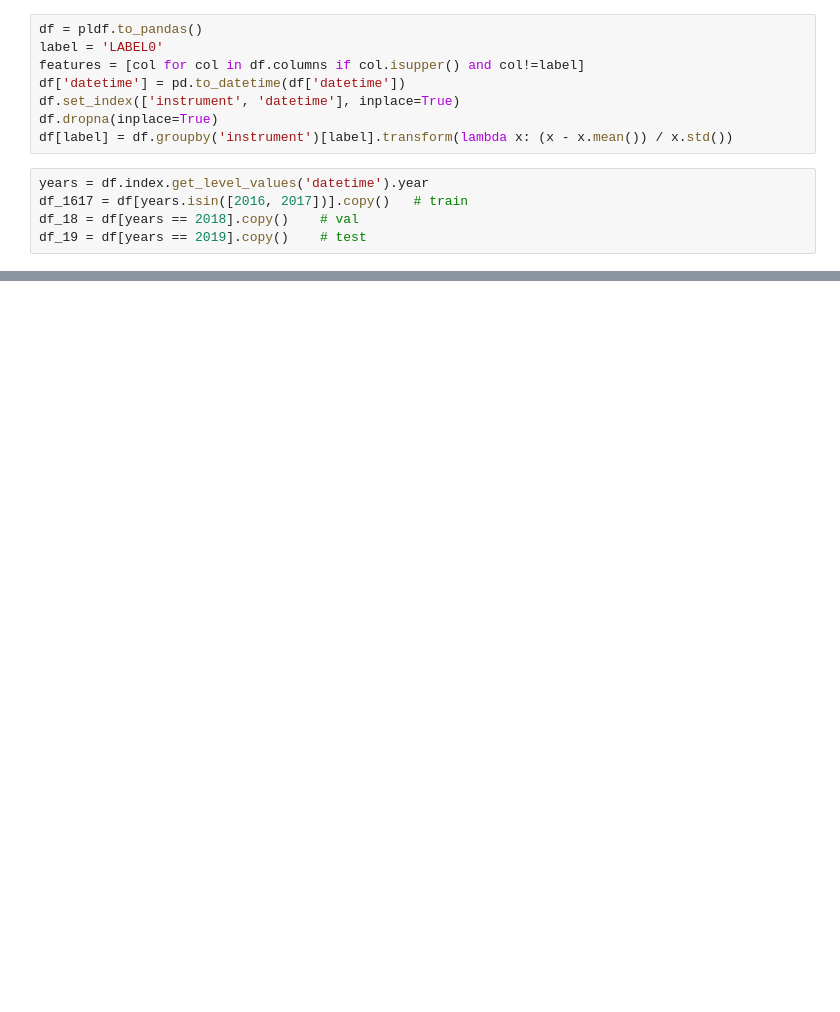
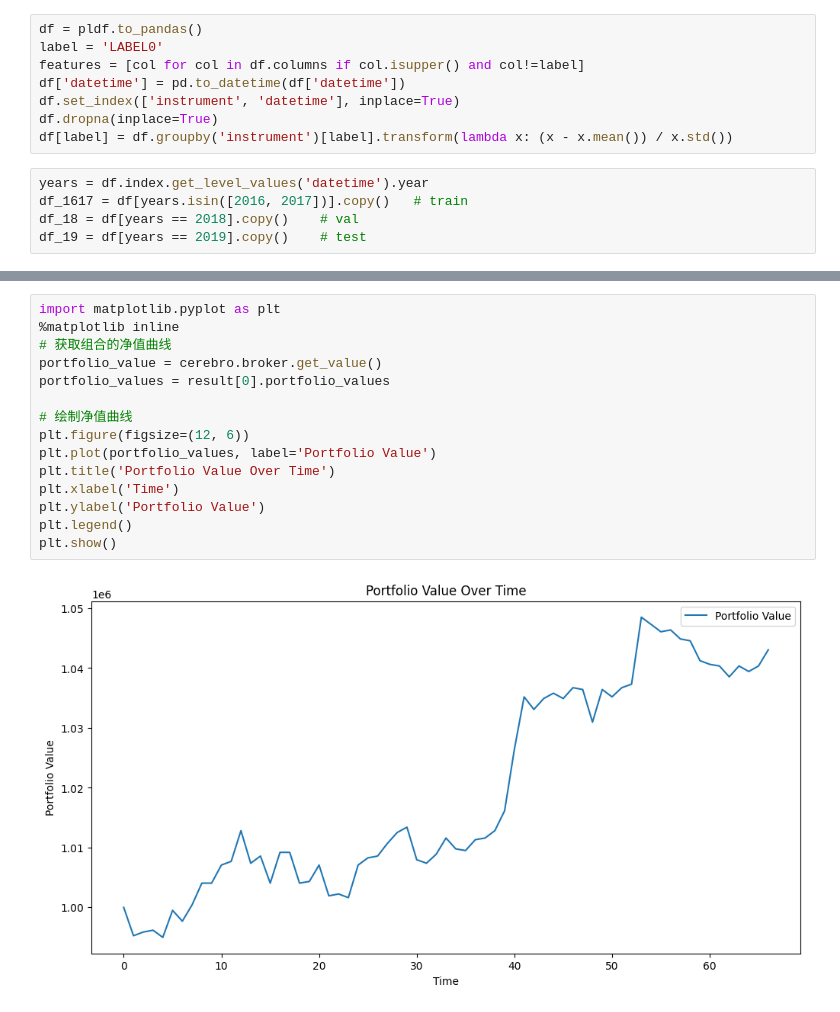
Before and after one commit to huakyouin/finbot, a Jupyter notebook: dev/股价预测.ipynb, the cells around one changed output, grey strips where cells are left out. Cells and saved outputs as stored; diff of their text form; blank space fills up the shorter version.

```diff
--- a/dev/股价预测.ipynb
+++ b/dev/股价预测.ipynb
@@ -98,0 +97,17 @@ AutoOrderedDict([('len', 4), ('drawdown', 1.2904276990210184), ('moneydown', 147
+# %%
+import matplotlib.pyplot as plt
+%matplotlib inline
+# 获取组合的净值曲线
+portfolio_value = cerebro.broker.get_value()
+portfolio_values = result[0].portfolio_values
+
+# 绘制净值曲线
+plt.figure(figsize=(12, 6))
+plt.plot(portfolio_values, label='Portfolio Value')
+plt.title('Portfolio Value Over Time')
+plt.xlabel('Time')
+plt.ylabel('Portfolio Value')
+plt.legend()
+plt.show()
+# %% [output]
+[figure, added]
```
Also changed, not shown: parts of 4 cells of this notebook, 6 other files.
